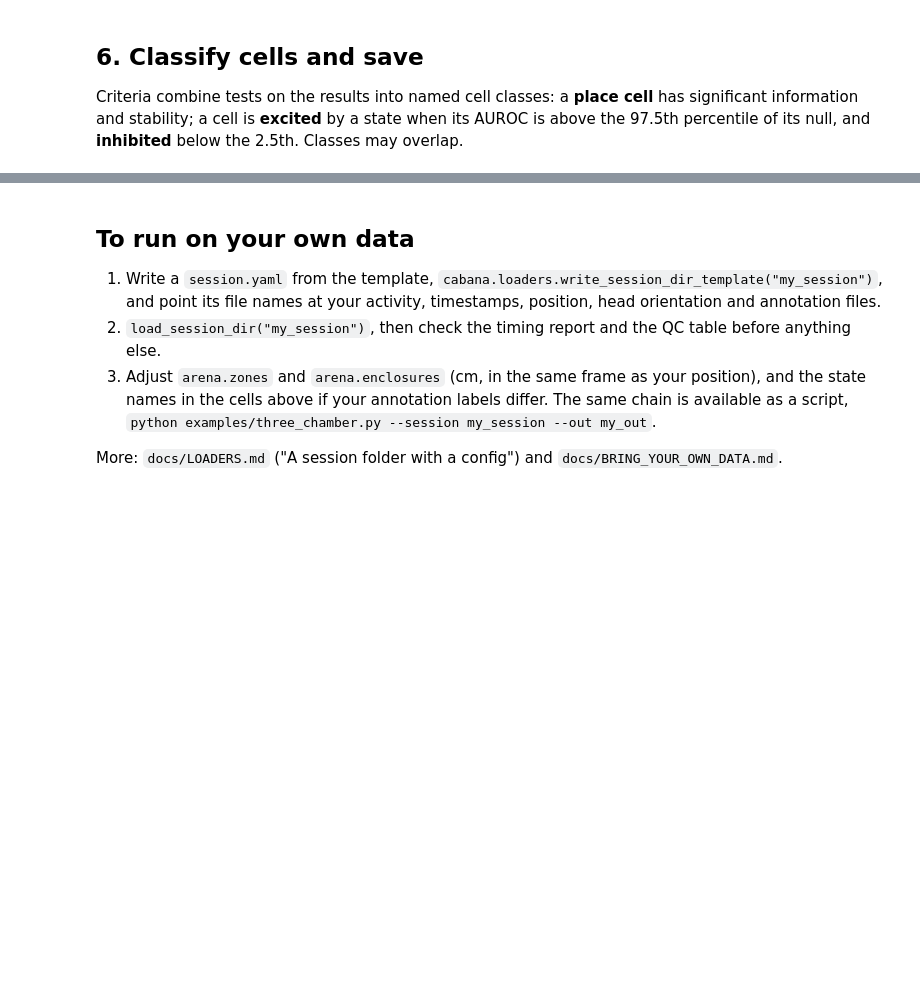
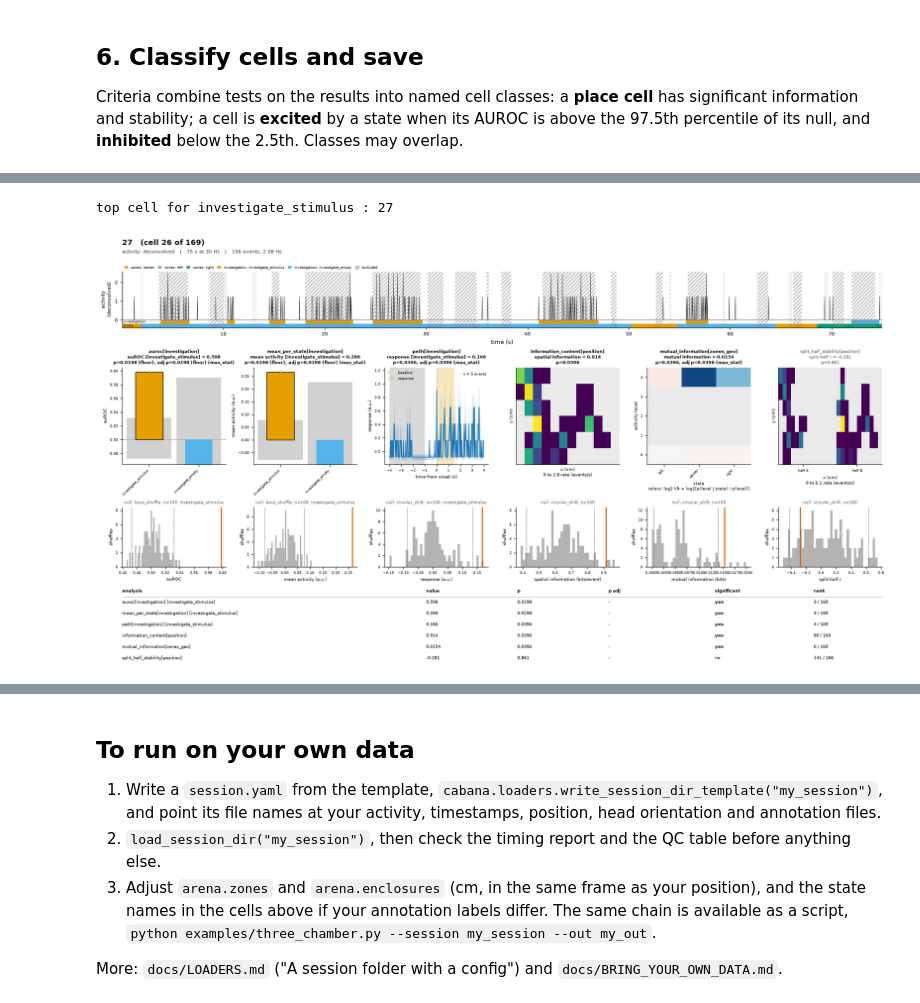
Before and after one commit to miniscope/CaBaNA, a Jupyter notebook: notebooks/three_chamber_walkthrough.ipynb, the cells around one changed output, grey strips where cells are left out. Saved outputs shown, nothing was run; the diff lists cells and outputs as text; code cells hidden in the pictures; blank space fills up the shorter version.

```diff
--- a/notebooks/three_chamber_walkthrough.ipynb
+++ b/notebooks/three_chamber_walkthrough.ipynb
@@ -262,0 +333,10 @@ print(out, sorted(p.name for p in out.iterdir()))
+# %%
+names = list(au.state_names)
+k = next((i for i, n in enumerate(names) if "stimulus" in n and "excited" not in n), 0)
+strength = np.nan_to_num(au.values[:, k] - 0.5)
+top_cell = session.cell_ids[int(np.argmax(np.abs(strength)))]
+print("top cell for", names[k], ":", top_cell)
+cabana.plots.plot_cell_card(session, rs, top_cell);
+# %% [output]
+top cell for investigate_stimulus : 27
+[figure, added]
```
Also changed, not shown: parts of 17 cells of this notebook, 8 other files.
